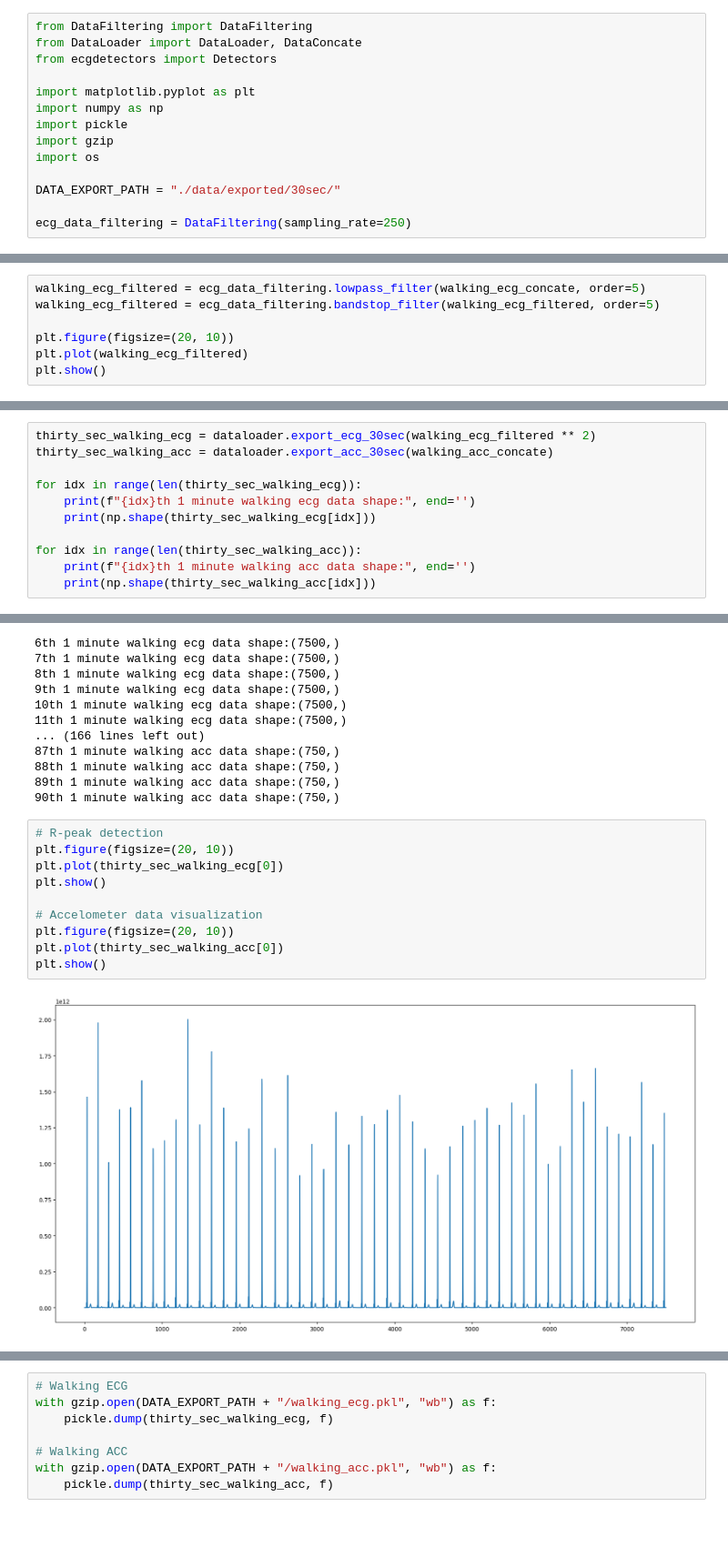
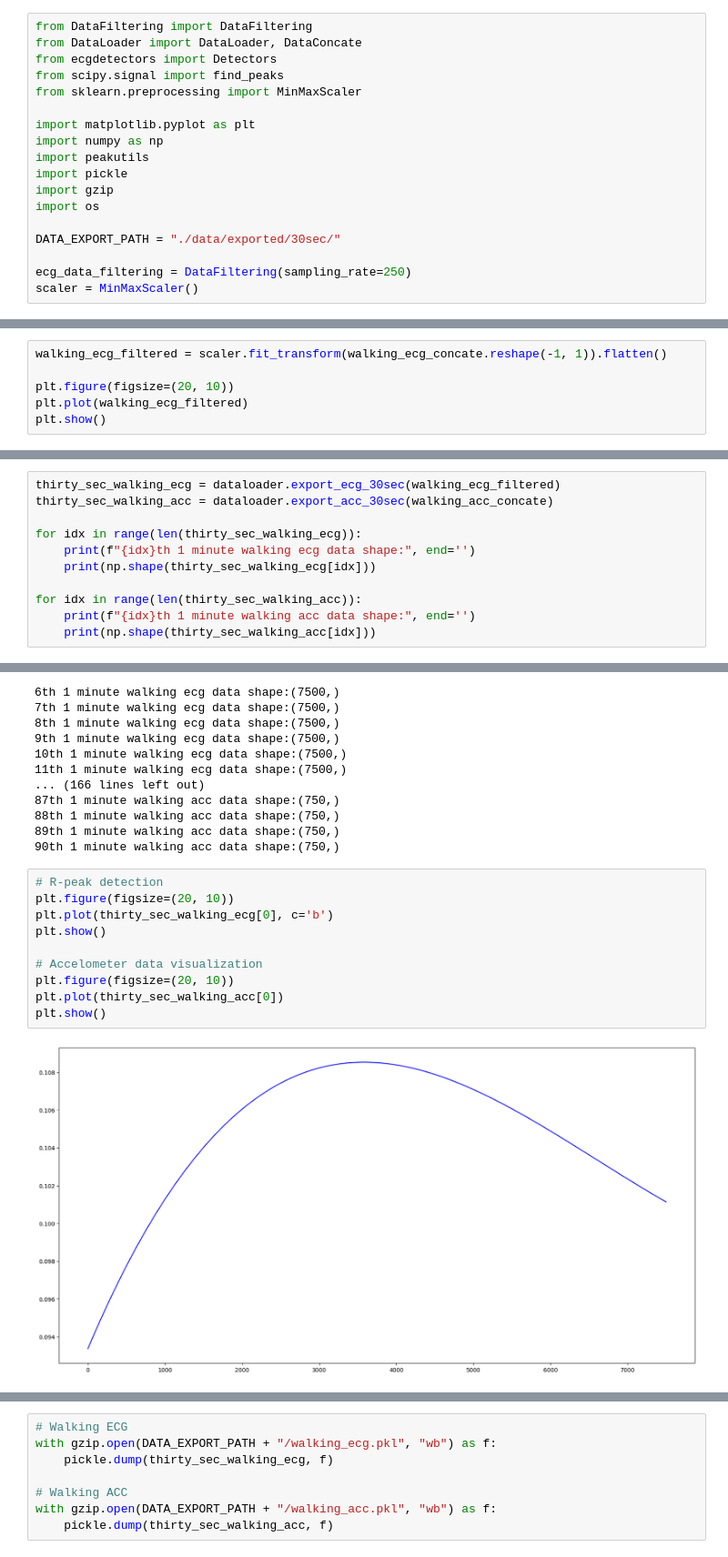
Before and after one commit to insung3511/ecg-estimate-walk, a Jupyter notebook: ecg_30sec.ipynb, the cells around one changed output, grey strips where cells are left out. Shown at 91% size. Drawn from its saved outputs; the diff is of its cells as text; blank space fills up the shorter version.

```diff
--- a/ecg_30sec.ipynb
+++ b/ecg_30sec.ipynb
@@ -2,9 +2,12 @@
 from DataFiltering import DataFiltering
 from DataLoader import DataLoader, DataConcate
 from ecgdetectors import Detectors
+from scipy.signal import find_peaks
+from sklearn.preprocessing import MinMaxScaler
 
 import matplotlib.pyplot as plt
 import numpy as np
+import peakutils
 import pickle
 import gzip
 import os
@@ -12,6 +15,7 @@ import os
 DATA_EXPORT_PATH = "./data/exported/30sec/"
 
 ecg_data_filtering = DataFiltering(sampling_rate=250)
+scaler = MinMaxScaler()
 # %% [markdown]
 # Data Concating
 # %%
@@ -50,8 +54,7 @@ NON Mobile ./data/walking/ground_walking_test.txt
 (696000,)
 (69600,)
 # %%
-walking_ecg_filtered = ecg_data_filtering.lowpass_filter(walking_ecg_concate, order=5)
-walking_ecg_filtered = ecg_data_filtering.bandstop_filter(walking_ecg_filtered, order=5)
+walking_ecg_filtered = scaler.fit_transform(walking_ecg_concate.reshape(-1, 1)).flatten()
 
 plt.figure(figsize=(20, 10))
 plt.plot(walking_ecg_filtered)
@@ -65,7 +68,7 @@ plt.show()
 # %% [output]
 [figure]
 # %%
-thirty_sec_walking_ecg = dataloader.export_ecg_30sec(walking_ecg_filtered ** 2)
+thirty_sec_walking_ecg = dataloader.export_ecg_30sec(walking_ecg_filtered)
 thirty_sec_walking_acc = dataloader.export_acc_30sec(walking_acc_concate)
 
 for idx in range(len(thirty_sec_walking_ecg)):
@@ -96,15 +99,15 @@ for idx in range(len(thirty_sec_walking_acc)):
 # %%
 # R-peak detection
 plt.figure(figsize=(20, 10))
-plt.plot(thirty_sec_walking_ecg[0])
+plt.plot(thirty_sec_walking_ecg[0], c='b')
 plt.show()
 
 # Accelometer data visualization
 plt.figure(figsize=(20, 10))
 plt.plot(thirty_sec_walking_acc[0])
 plt.show()
 # %% [output]
-[figure, old version]
+[figure, new version]
 [figure]
 # %%
 # Walking ECG
```
Also changed, not shown: parts of 4 cells of this notebook, 4 other files.
